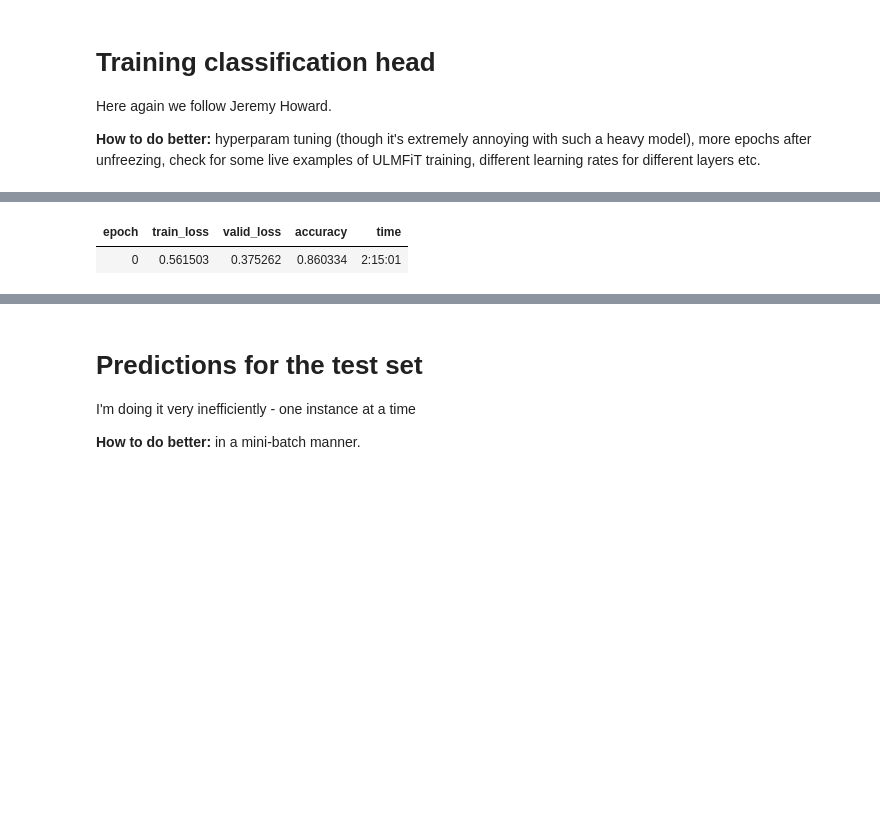
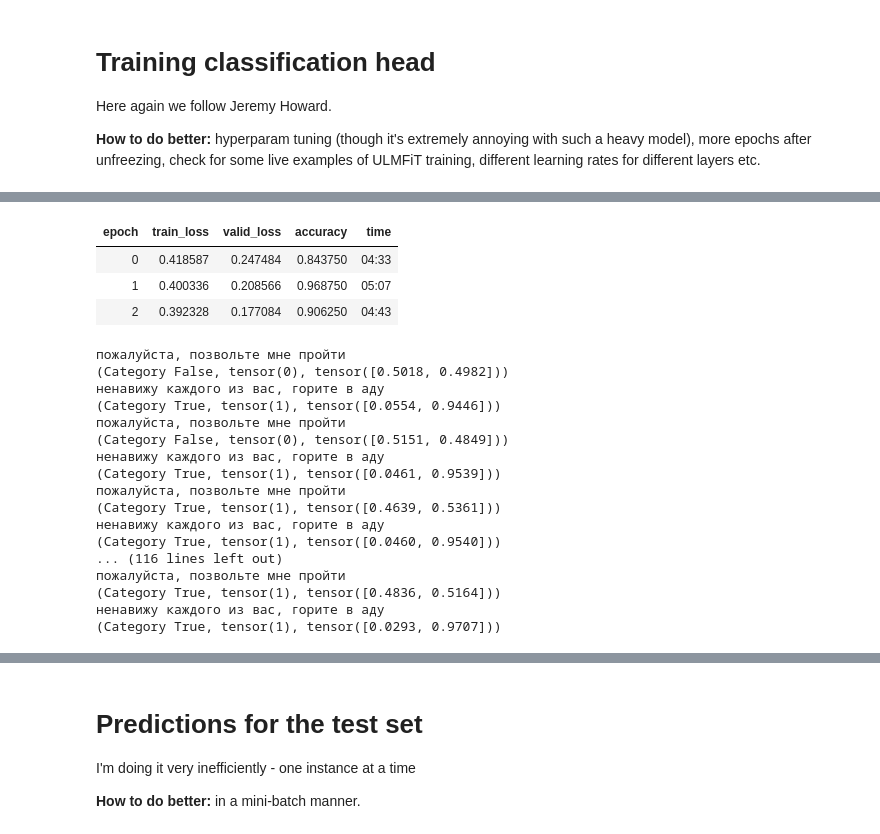
Before and after one commit to belya/mfti-kaggle, a Jupyter notebook: ulmfit_gpu/nvidia-anaconda-docker/notebooks/ulmfit-starter.ipynb, the cells around one changed output, grey strips where cells are left out. Saved outputs shown, nothing was run; the diff lists cells and outputs as text; code cells hidden in the pictures; blank space fills up the shorter version.

```diff
--- a/ulmfit_gpu/nvidia-anaconda-docker/notebooks/ulmfit-starter.ipynb
+++ b/ulmfit_gpu/nvidia-anaconda-docker/notebooks/ulmfit-starter.ipynb
@@ -136,3 +276,9 @@ best_clf_lr = 0.0006309573444801934
+# %%
+sample_callback = ClassificatorSampleCallback(learn_clas)
+# %%
+stop_after_n_batches = StopAfterNBatches(learn_clas)
+# %%
+best_clf_lr = 3e-4
 # %%
-learn_clas.fit_one_cycle(1, best_clf_lr)
+learn_clas.fit_one_cycle(3, best_clf_lr, callbacks=[monitor_callback, sample_callback, stop_after_n_batches])
 # %% [output]
@@ -143,5 +310,5 @@ learn_clas.save("clickbait_news_model")
 # %%
 learn_clas.freeze_to(-2)
 # %%
-learn_clas.fit_one_cycle(1, best_clf_lr)
+learn_clas.fit_one_cycle(3, best_clf_lr, callbacks=[monitor_callback, sample_callback, stop_after_n_batches])
 # %% [output]
@@ -148,3 +317,22 @@ learn_clas.fit_one_cycle(1, best_clf_lr)
 | epoch | train_loss | valid_loss | accuracy | time |
-| 0 | 0.561503 | 0.375262 | 0.860334 | 2:15:01 |
+| 0 | 0.418587 | 0.247484 | 0.843750 | 04:33 |
+| 1 | 0.400336 | 0.208566 | 0.968750 | 05:07 |
+| 2 | 0.392328 | 0.177084 | 0.906250 | 04:43 |
+пожалуйста, позвольте мне пройти
+(Category False, tensor(0), tensor([0.5018, 0.4982]))
+ненавижу каждого из вас, горите в аду
+(Category True, tensor(1), tensor([0.0554, 0.9446]))
+пожалуйста, позвольте мне пройти
+(Category False, tensor(0), tensor([0.5151, 0.4849]))
+ненавижу каждого из вас, горите в аду
+(Category True, tensor(1), tensor([0.0461, 0.9539]))
+пожалуйста, позвольте мне пройти
+(Category True, tensor(1), tensor([0.4639, 0.5361]))
+ненавижу каждого из вас, горите в аду
+(Category True, tensor(1), tensor([0.0460, 0.9540]))
+... (116 lines left out)
+пожалуйста, позвольте мне пройти
+(Category True, tensor(1), tensor([0.4836, 0.5164]))
+ненавижу каждого из вас, горите в аду
+(Category True, tensor(1), tensor([0.0293, 0.9707]))
 # %%
```
Also changed, not shown: parts of 89 cells of this notebook, 2 other files.
